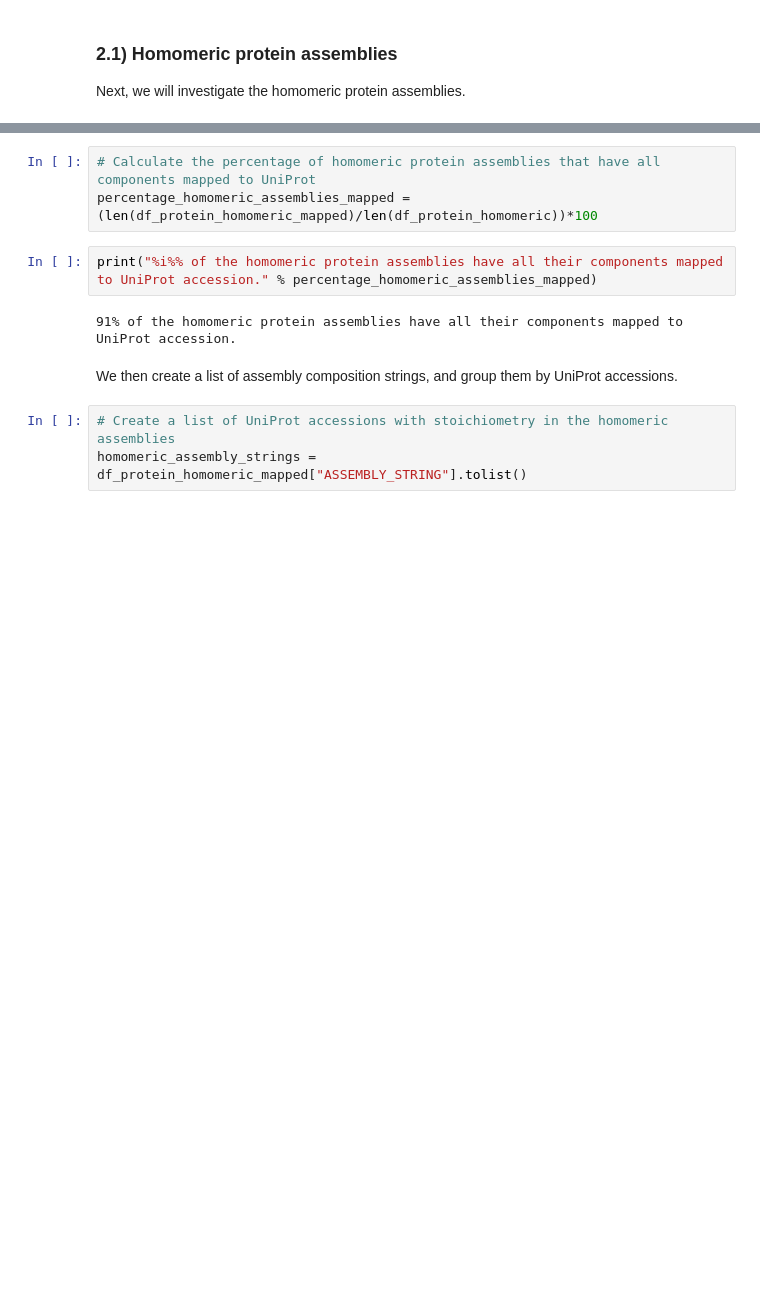
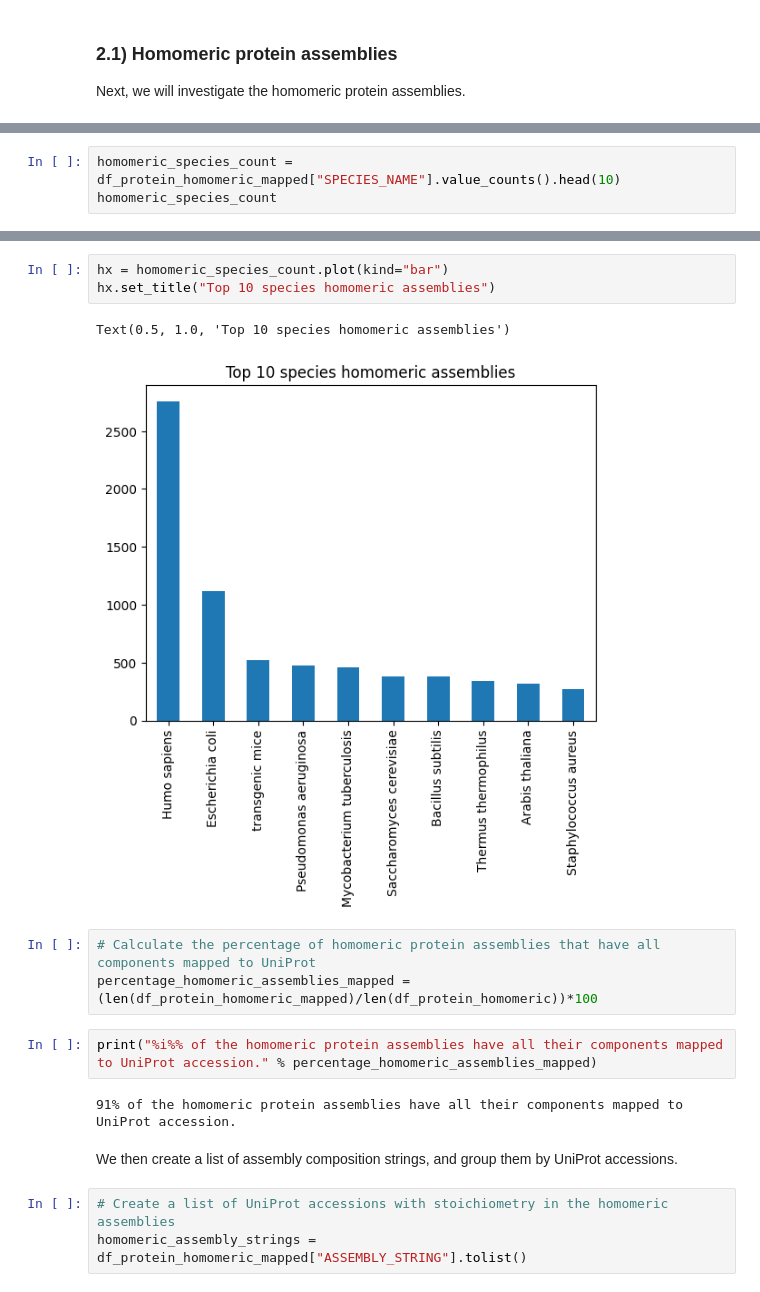
Before and after one commit to PDBe-KB/pdbe-assemblies-analysis, a Jupyter notebook: assemblies_analysis.ipynb, the cells around one changed output, grey strips where cells are left out. Saved outputs shown, nothing was run; the diff lists cells and outputs as text; blank space fills up the shorter version.

```diff
--- a/assemblies_analysis.ipynb
+++ b/assemblies_analysis.ipynb
@@ -309,0 +363,3 @@ df_protein_homomeric.to_csv("homomeric_assemblies.csv", index=False)
+# %%
+homomeric_species_count = df_protein_homomeric_mapped["SPECIES_NAME"].value_counts().head(10)
+homomeric_species_count
@@ -310,3 +378,9 @@ df_protein_homomeric.to_csv("homomeric_assemblies.csv", index=False)
+# %%
+hx = homomeric_species_count.plot(kind="bar")
+hx.set_title("Top 10 species homomeric assemblies")
+# %% [output]
+Text(0.5, 1.0, 'Top 10 species homomeric assemblies')
+[figure, added]
 # %%
 # Calculate the percentage of homomeric protein assemblies that have all components mapped to UniProt
 percentage_homomeric_assemblies_mapped = (len(df_protein_homomeric_mapped)/len(df_protein_homomeric))*100
```
Also changed, not shown: parts of 20 cells of this notebook.
